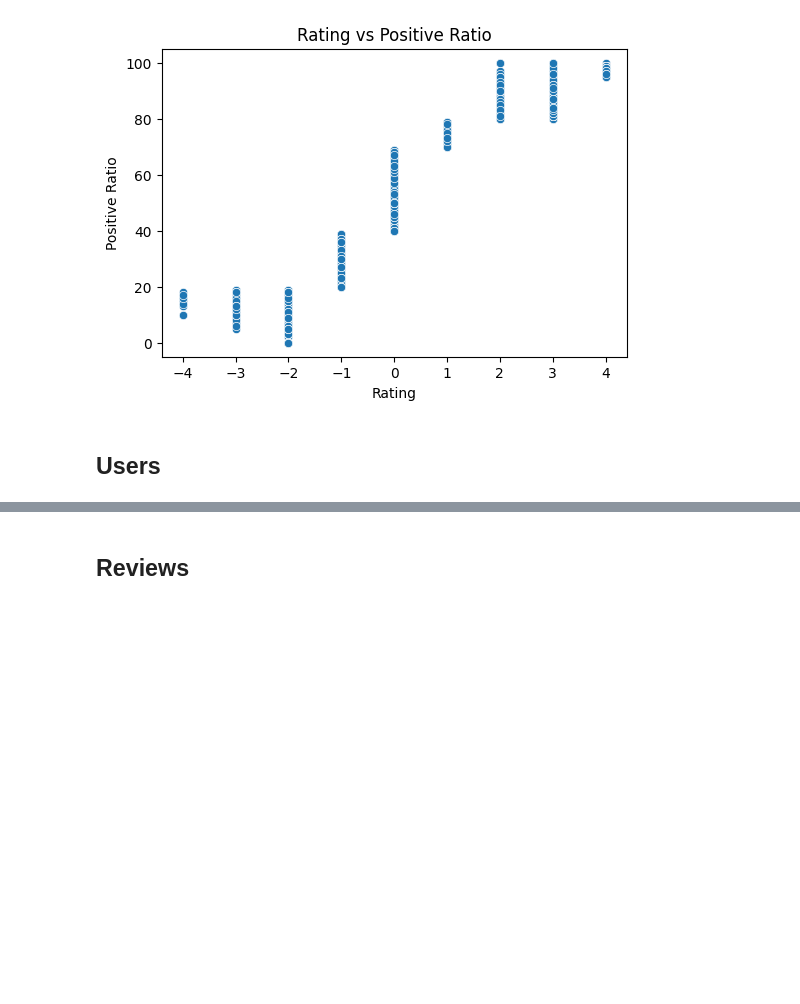
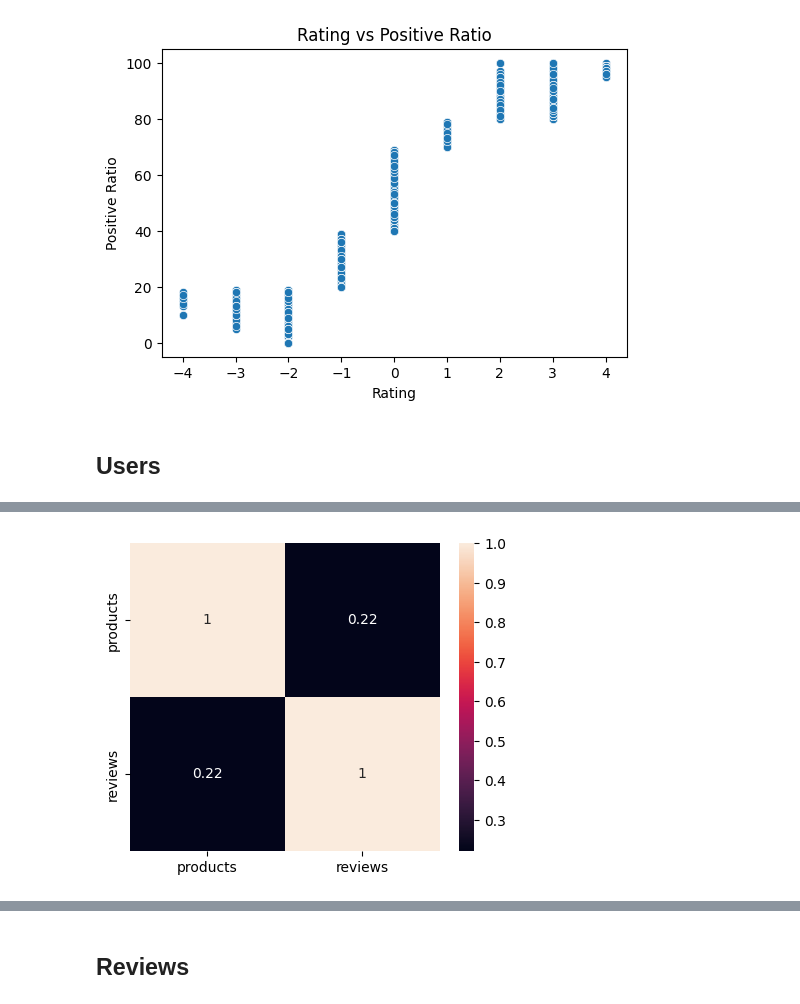
Before and after one commit to slvhuang/DL-Steam-Game-Recommender-System, a Jupyter notebook: 2_eda.ipynb, the cells around one changed output, grey strips where cells are left out. Drawn from its saved outputs; the diff is of its cells as text; code cells hidden in the pictures; blank space fills up the shorter version.

```diff
--- a/2_eda.ipynb
+++ b/2_eda.ipynb
@@ -158,0 +152,8 @@ users_df.head()
+# %%
+# plot correlation between numerical columns
+plt.figure(figsize=(5, 4))
+cols = ['products', 'reviews']
+sns.heatmap(users_df[cols].corr(), annot=True)
+plt.show()
+# %% [output]
+[figure, added]
```
Also changed, not shown: parts of 14 cells of this notebook, 1 other file.
